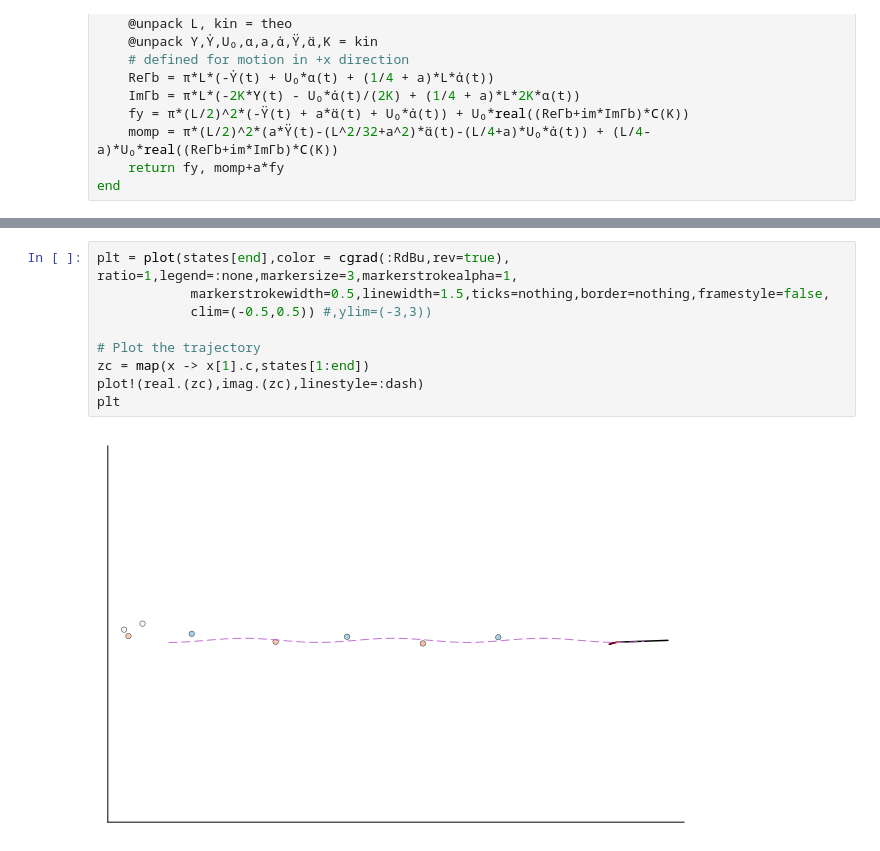
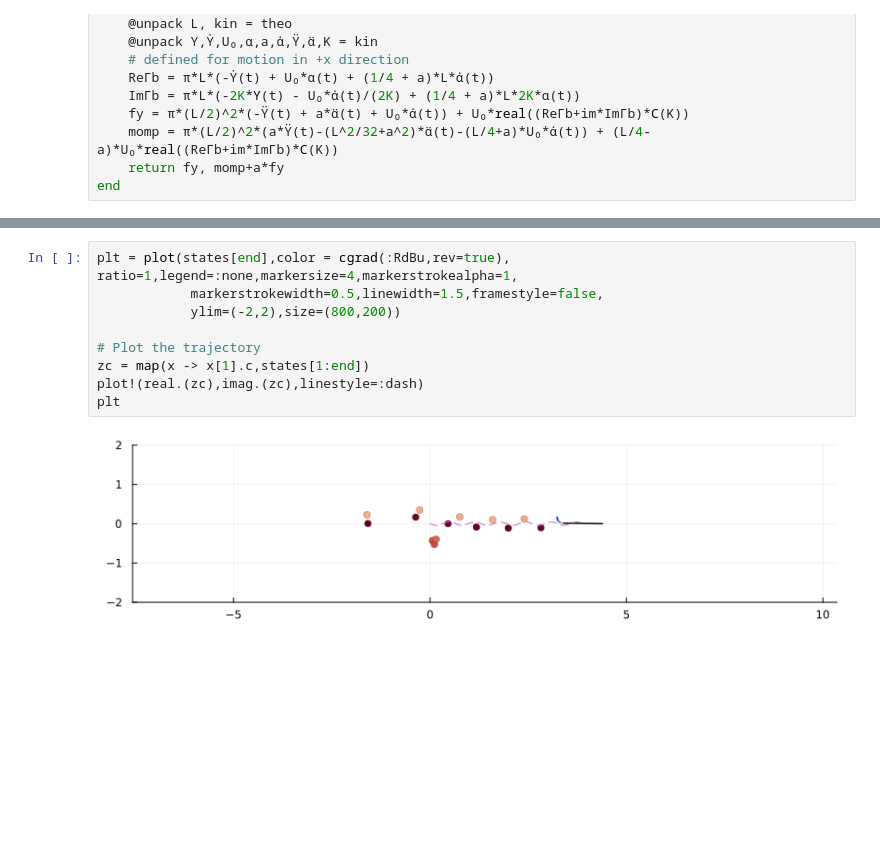
Before and after one commit to darwindarak/PotentialFlow.jl, a Jupyter notebook: binder/notebooks/Hybrid Model.ipynb, the cells around one changed output, grey strips where cells are left out. Saved outputs shown, nothing was run; the diff lists cells and outputs as text; blank space fills up the shorter version.

```diff
--- a/binder/notebooks/Hybrid Model.ipynb
+++ b/binder/notebooks/Hybrid Model.ipynb
@@ -231,13 +313,13 @@ countermin = counter_min.(Tmin,Δt)
 
 end
 # %%
-plt = plot(states[end],color = cgrad(:RdBu,rev=true), ratio=1,legend=:none,markersize=3,markerstrokealpha=1,
-            markerstrokewidth=0.5,linewidth=1.5,ticks=nothing,border=nothing,framestyle=false,
-            clim=(-0.5,0.5)) #,ylim=(-3,3))
+plt = plot(states[end],color = cgrad(:RdBu,rev=true), ratio=1,legend=:none,markersize=4,markerstrokealpha=1,
+            markerstrokewidth=0.5,linewidth=1.5,framestyle=false,
+            ylim=(-2,2),size=(800,200))
 
 # Plot the trajectory
 zc = map(x -> x[1].c,states[1:end])
 plot!(real.(zc),imag.(zc),linestyle=:dash)
 plt
 # %% [output]
-[figure, old version]
+[figure, new version]
```
Also changed, not shown: parts of 27 cells of this notebook.
